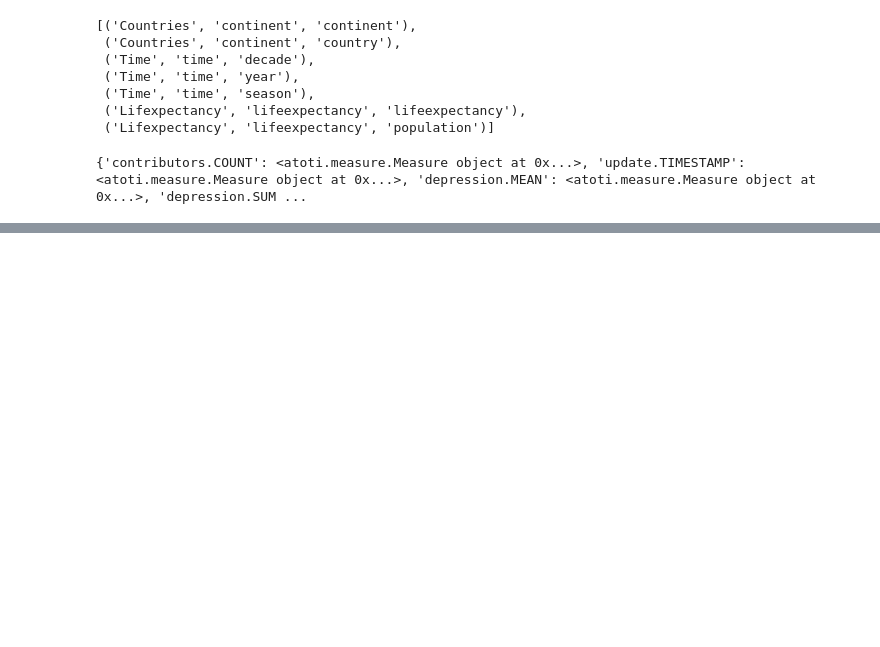
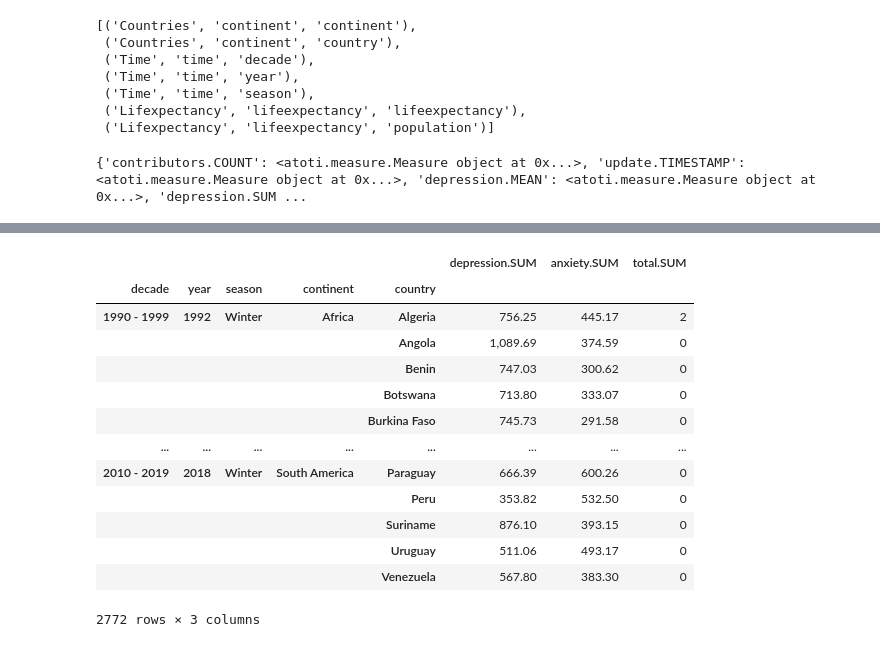
Before and after one commit to nadunvindy/Data-Warehousing-Project-1, a Jupyter notebook: Project1 Cube Creation.ipynb, the cells around one changed output, grey strips where cells are left out. Drawn from its saved outputs; the diff is of its cells as text; code cells hidden in the pictures; blank space fills up the shorter version.

```diff
--- a/Project1 Cube Creation.ipynb
+++ b/Project1 Cube Creation.ipynb
@@ -154,0 +189,17 @@ testcube.query(measures["depression.SUM"],measures["total.SUM"], levels=[levels[
+# %%
+testcube.query(measures["depression.SUM"],measures["anxiety.SUM"],measures["total.SUM"], levels=[levels[('Time', 'time', 'season')],levels[('Countries', 'continent', 'country')]])  #Query 4
+# %% [output]
+|  |  |  |  |  | depression.SUM | anxiety.SUM | total.SUM |
+| decade | year | season | continent | country |  |  |  |
+| 1990 - 1999 | 1992 | Winter | Africa | Algeria | 756.25 | 445.17 | 2 |
+|  |  |  |  | Angola | 1,089.69 | 374.59 | 0 |
+|  |  |  |  | Benin | 747.03 | 300.62 | 0 |
+|  |  |  |  | Botswana | 713.80 | 333.07 | 0 |
+|  |  |  |  | Burkina Faso | 745.73 | 291.58 | 0 |
+| ... | ... | ... | ... | ... | ... | ... | ... |
+| 2010 - 2019 | 2018 | Winter | South America | Paraguay | 666.39 | 600.26 | 0 |
+|  |  |  |  | Peru | 353.82 | 532.50 | 0 |
+|  |  |  |  | Suriname | 876.10 | 393.15 | 0 |
+|  |  |  |  | Uruguay | 511.06 | 493.17 | 0 |
+|  |  |  |  | Venezuela | 567.80 | 383.30 | 0 |
+2772 rows × 3 columns
```
Also changed, not shown: parts of 6 cells of this notebook, 13 other files.
